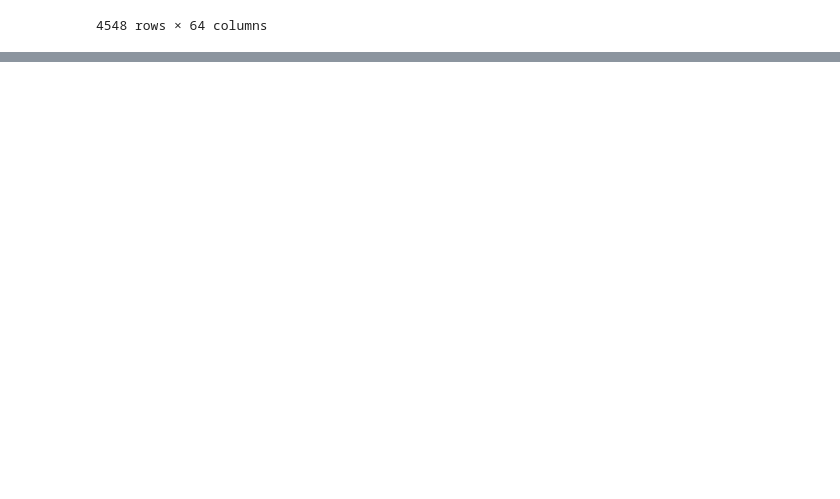
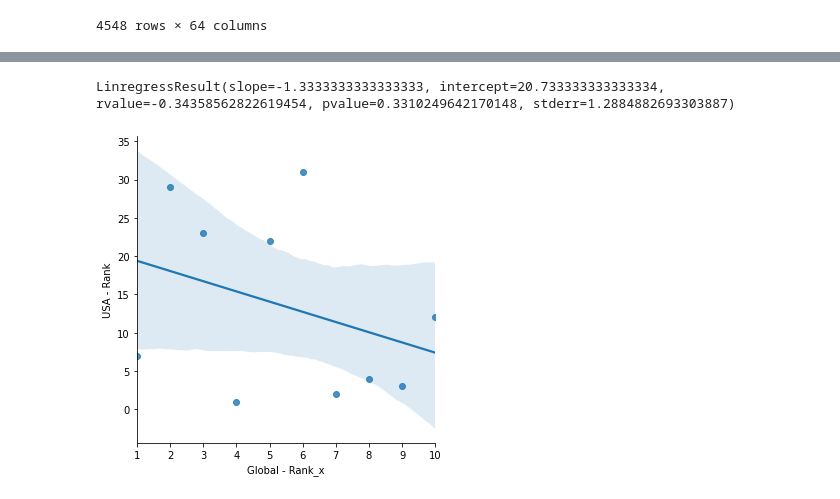
Before and after one commit to rlylecastro/project1, a Jupyter notebook: CountryComparison.ipynb, the cells around one changed output, grey strips where cells are left out. Drawn from its saved outputs; the diff is of its cells as text; code cells hidden in the pictures; blank space fills up the shorter version.

```diff
--- a/CountryComparison.ipynb
+++ b/CountryComparison.ipynb
@@ -168,0 +176,18 @@ plt.show()
+# %%
+#based on the chart above, it appears that Canada, Australia, and the UK seem to have the strongest correlations.
+#Let's check.
+
+#shows comparison between all countries in scatter plot, pretty cool
+#sns.pairplot(df, kind="scatter")
+#plt.show();
+
+
+#This will look at USA relations with the Global hits
+sns.lmplot(x='Global - Rank_x', y='USA - Rank', data=df)
+#np.corrcoef(df['Global - Rank_x'], df['USA - Rank'])
+
+from scipy.stats import linregress
+linregress(df['Global - Rank_x'], df['USA - Rank'])
+# %% [output]
+LinregressResult(slope=-1.3333333333333333, intercept=20.733333333333334, rvalue=-0.34358562822619454, pvalue=0.3310249642170148, stderr=1.2884882693303887)
+[figure, added]
```
Also changed, not shown: parts of 10 cells of this notebook.
